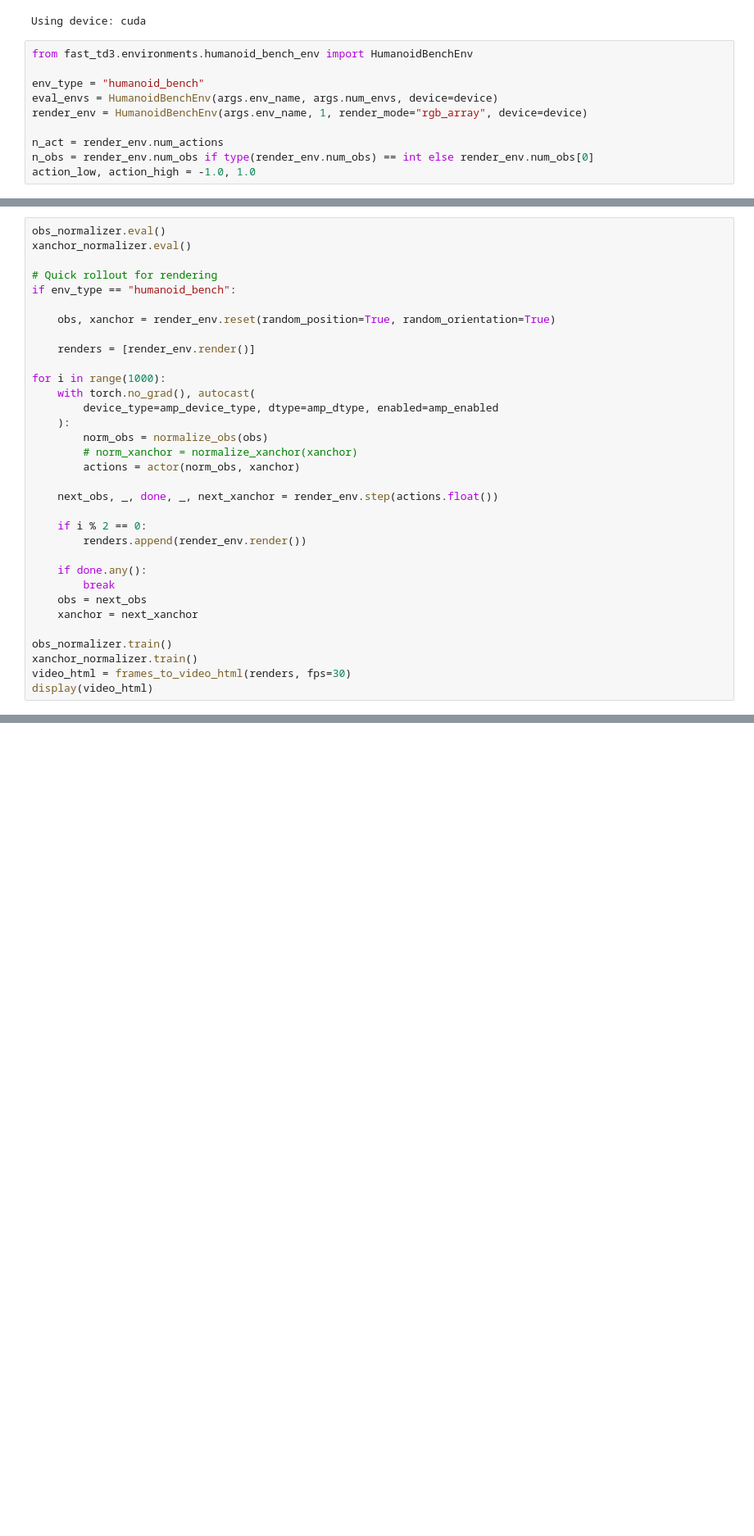
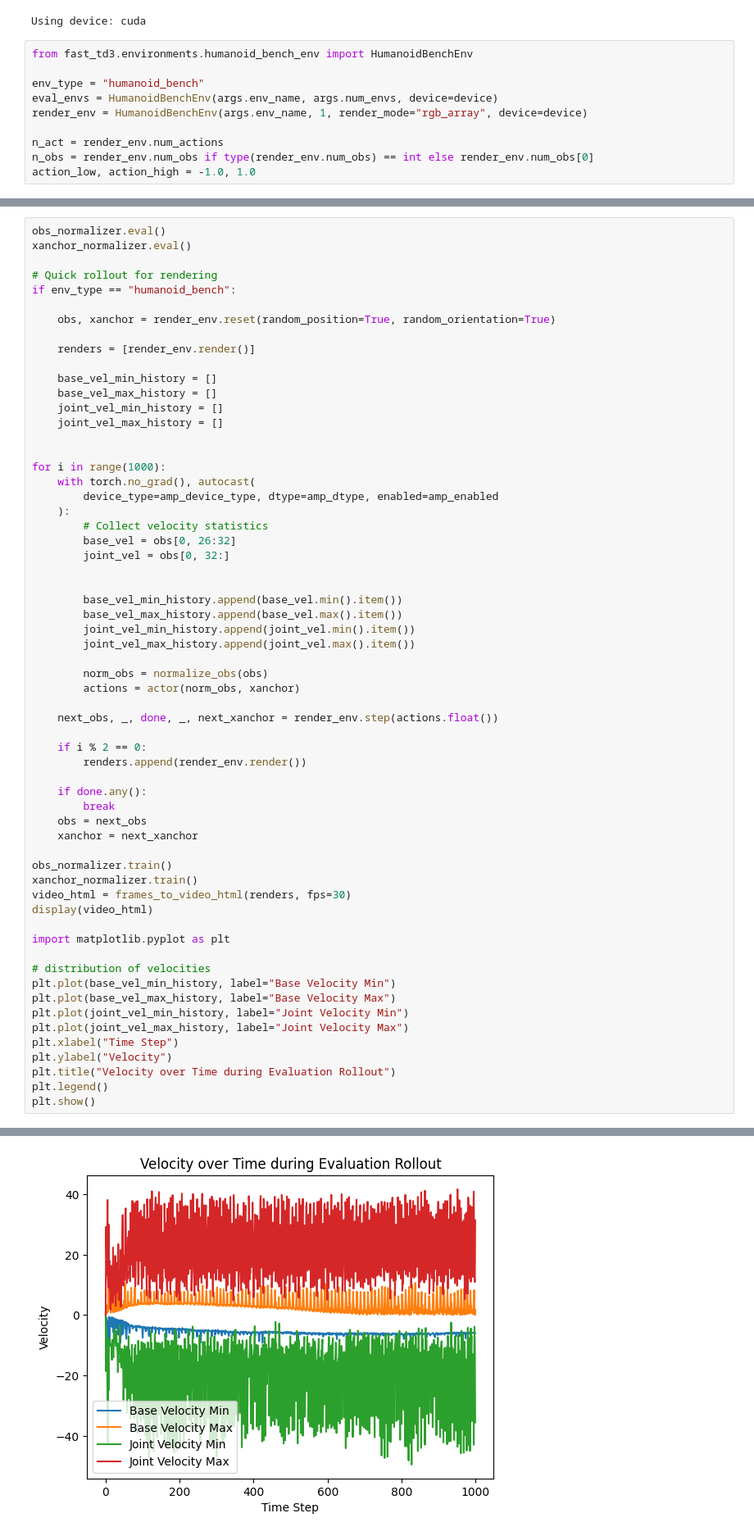
Before and after one commit to thuaduc/humanoid-bench, a Jupyter notebook: fast_td3/evaluation.ipynb, the cells around one changed output, grey strips where cells are left out. Shown at 82% size. Saved outputs shown, nothing was run; the diff lists cells and outputs as text; blank space fills up the shorter version.

```diff
--- a/fast_td3/evaluation.ipynb
+++ b/fast_td3/evaluation.ipynb
@@ -197,31 +197,60 @@ xanchor_normalizer.eval()
 # Quick rollout for rendering
 if env_type == "humanoid_bench":
 
 	obs, xanchor = render_env.reset(random_position=True, random_orientation=True)
 
 	renders = [render_env.render()]
 
+	base_vel_min_history = []
+	base_vel_max_history = []
+	joint_vel_min_history = []
+	joint_vel_max_history = []
+
+
 for i in range(1000):
 	with torch.no_grad(), autocast(
 		device_type=amp_device_type, dtype=amp_dtype, enabled=amp_enabled
 	):
+		# Collect velocity statistics
+		base_vel = obs[0, 26:32]
+		joint_vel = obs[0, 32:]
+
+
+		base_vel_min_history.append(base_vel.min().item())
+		base_vel_max_history.append(base_vel.max().item())
+		joint_vel_min_history.append(joint_vel.min().item())
+		joint_vel_max_history.append(joint_vel.max().item())
+
 		norm_obs = normalize_obs(obs)
-		# norm_xanchor = normalize_xanchor(xanchor)
 		actions = actor(norm_obs, xanchor)
 
 	next_obs, _, done, _, next_xanchor = render_env.step(actions.float())
 
 	if i % 2 == 0:
 		renders.append(render_env.render())
 
 	if done.any():
 		break
 	obs = next_obs
 	xanchor = next_xanchor
 
 obs_normalizer.train()
 xanchor_normalizer.train()
 video_html = frames_to_video_html(renders, fps=30)
 display(video_html)
+
+import matplotlib.pyplot as plt
+
+# distribution of velocities
+plt.plot(base_vel_min_history, label="Base Velocity Min")
+plt.plot(base_vel_max_history, label="Base Velocity Max")
+plt.plot(joint_vel_min_history, label="Joint Velocity Min")
+plt.plot(joint_vel_max_history, label="Joint Velocity Max")
+plt.xlabel("Time Step")
+plt.ylabel("Velocity")
+plt.title("Velocity over Time during Evaluation Rollout")
+plt.legend()
+plt.show()
 # %% [output]
 [interactive output not drawn]
+[figure, added]
```
Also changed, not shown: parts of 1 cell of this notebook, 2 other files.
